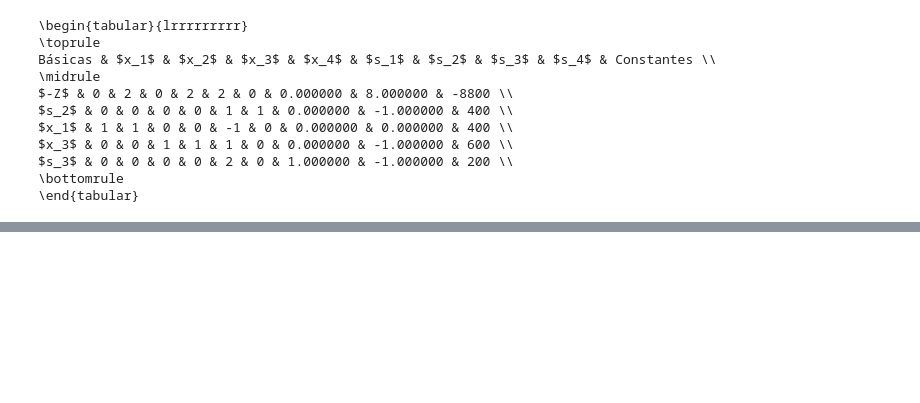
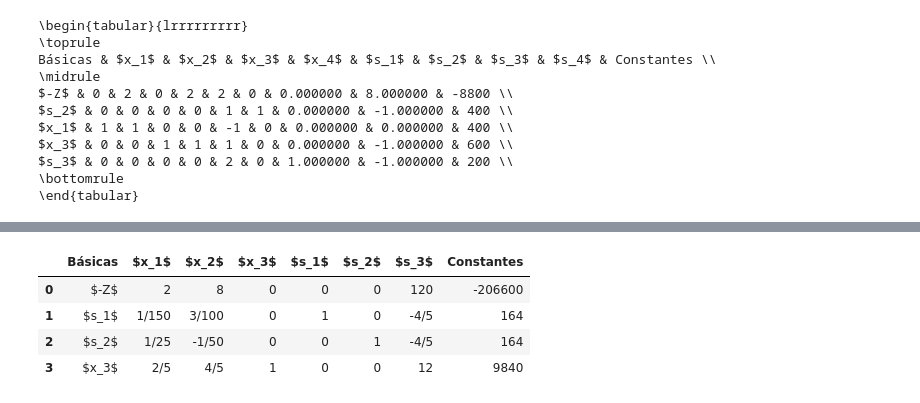
Before and after one commit to henriquempimenta/ProgLin, a Jupyter notebook: pgfs/main.ipynb, the cells around one changed output, grey strips where cells are left out. Drawn from its saved outputs; the diff is of its cells as text; code cells hidden in the pictures; blank space fills up the shorter version.

```diff
--- a/pgfs/main.ipynb
+++ b/pgfs/main.ipynb
@@ -458,0 +558,19 @@ $s_3$ & 0 & 0 & 0 & 0 & 2 & 0 & 1.000000 & -1.000000 & 200 \\
+# %%
+# Coluna 5 é coluna pivô
+# Linha 2 é linha pivô
+tabela3 = tabela2.copy()
+tabela3.iloc[2, 1:] /= tabela3.iloc[2, 5]
+tabela3.iloc[0, 1:] -= tabela3.iloc[0, 5] * tabela3.iloc[2, 1:]
+tabela3.iloc[1, 1:] -= tabela3.iloc[1, 5] * tabela3.iloc[2, 1:]
+#tabela3.iloc[2, 1:] -= tabela3.iloc[2, 5] * tabela3.iloc[2, 1:]
+tabela3.iloc[3, 1:] -= tabela3.iloc[3, 5] * tabela3.iloc[2, 1:]
+
+tabela3.iloc[2, 0] = "$s_2$"
+
+tabela3
+# %% [output]
+|  | Básicas | $x_1$ | $x_2$ | $x_3$ | $s_1$ | $s_2$ | $s_3$ | Constantes |
+| 0 | $-Z$ | 2 | 8 | 0 | 0 | 0 | 120 | -206600 |
+| 1 | $s_1$ | 1/150 | 3/100 | 0 | 1 | 0 | -4/5 | 164 |
+| 2 | $s_2$ | 1/25 | -1/50 | 0 | 0 | 1 | -4/5 | 164 |
+| 3 | $x_3$ | 2/5 | 4/5 | 1 | 0 | 0 | 12 | 9840 |
```
Also changed, not shown: parts of 7 cells of this notebook, 1 other file.
